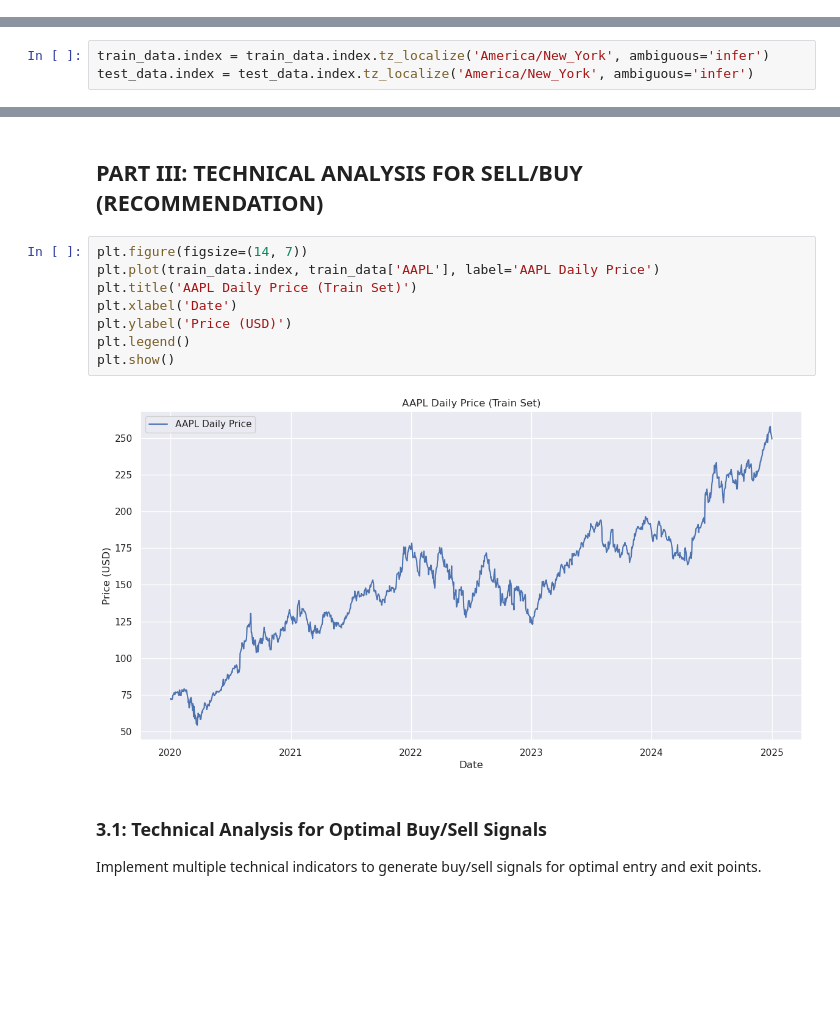
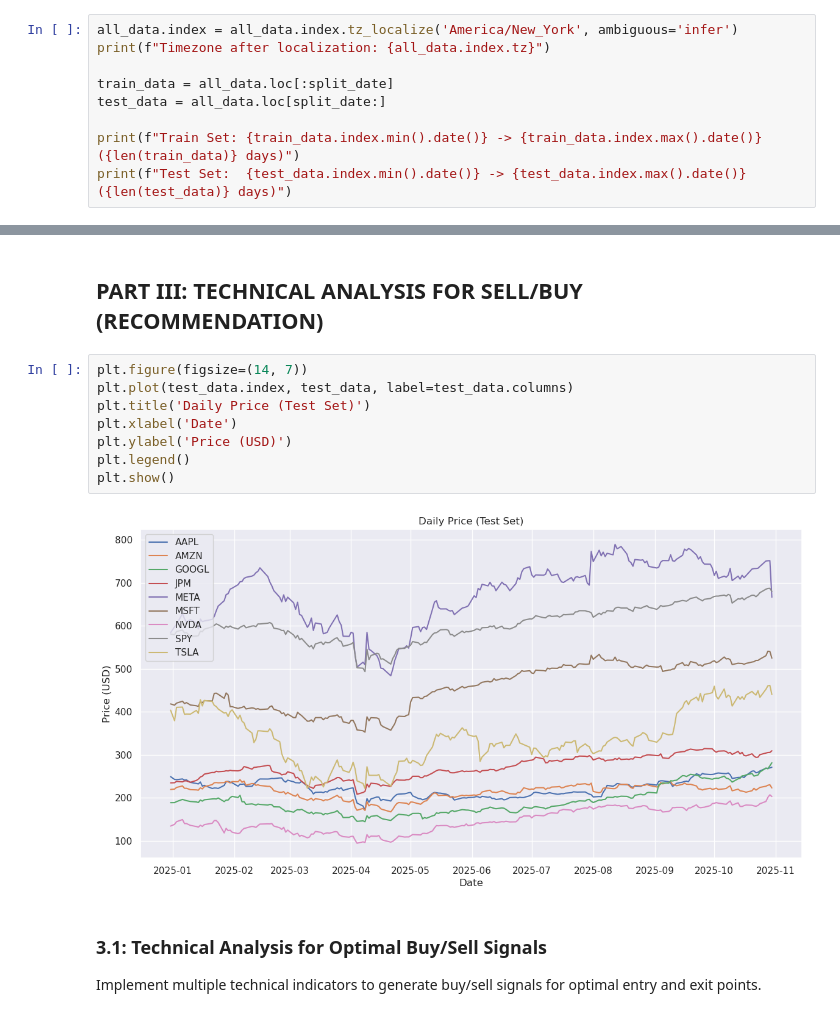
Before and after one commit to Henryy2510/draft, a Jupyter notebook: preparation.ipynb, the cells around one changed output, grey strips where cells are left out. Saved outputs shown, nothing was run; the diff lists cells and outputs as text; blank space fills up the shorter version.

```diff
--- a/preparation.ipynb
+++ b/preparation.ipynb
@@ -74,0 +68,9 @@ Test Set:  2024-12-31 -> 2025-10-30 (209 days)
+# %%
+all_data.index = all_data.index.tz_localize('America/New_York', ambiguous='infer')
+print(f"Timezone after localization: {all_data.index.tz}")
+
+train_data = all_data.loc[:split_date]
+test_data = all_data.loc[split_date:]
+
+print(f"Train Set: {train_data.index.min().date()} -> {train_data.index.max().date()} ({len(train_data)} days)")
+print(f"Test Set:  {test_data.index.min().date()} -> {test_data.index.max().date()} ({len(test_data)} days)")
@@ -77,9 +83,6 @@ Test Set:  2024-12-31 -> 2025-10-30 (209 days)
 # %%
 return_train = expected_returns.mean_historical_return(train_data, frequency=252)
 cov_train = risk_models.sample_cov(train_data, frequency=252)
-# %%
-train_data.index = train_data.index.tz_localize('America/New_York', ambiguous='infer')
-test_data.index = test_data.index.tz_localize('America/New_York', ambiguous='infer')
 # %%
 # Use SPY as an example
 spy = all_data[['SPY']].copy().dropna()
@@ -748,14 +1015,14 @@ Metrics Analysis & Conclusion
 ## PART III: TECHNICAL ANALYSIS FOR SELL/BUY (RECOMMENDATION)
 # %%
 plt.figure(figsize=(14, 7))
-plt.plot(train_data.index, train_data['AAPL'], label='AAPL Daily Price')
-plt.title('AAPL Daily Price (Train Set)')
+plt.plot(test_data.index, test_data, label=test_data.columns)
+plt.title('Daily Price (Test Set)')
 plt.xlabel('Date')
 plt.ylabel('Price (USD)')
 plt.legend()
 plt.show()
 # %% [output]
-[figure, old version]
+[figure, new version]
 # %% [markdown]
 ### 3.1: Technical Analysis for Optimal Buy/Sell Signals
 
```
Also changed, not shown: parts of 41 cells of this notebook.
